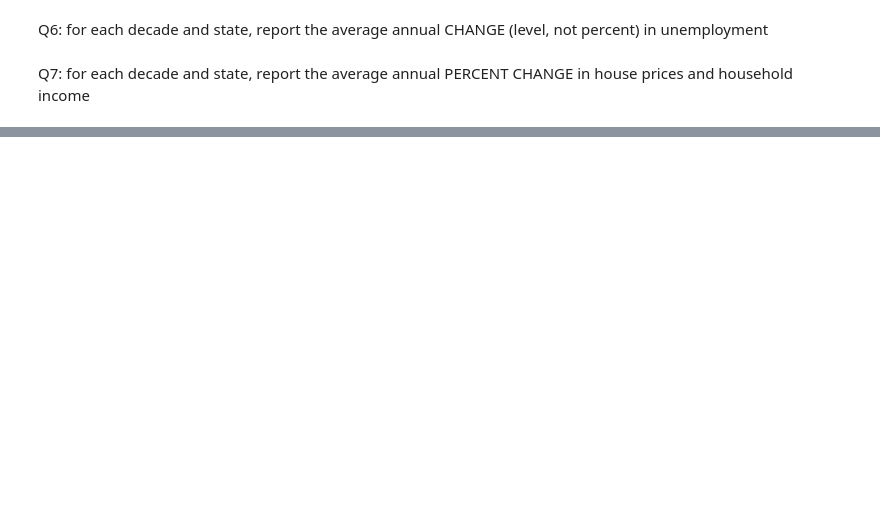
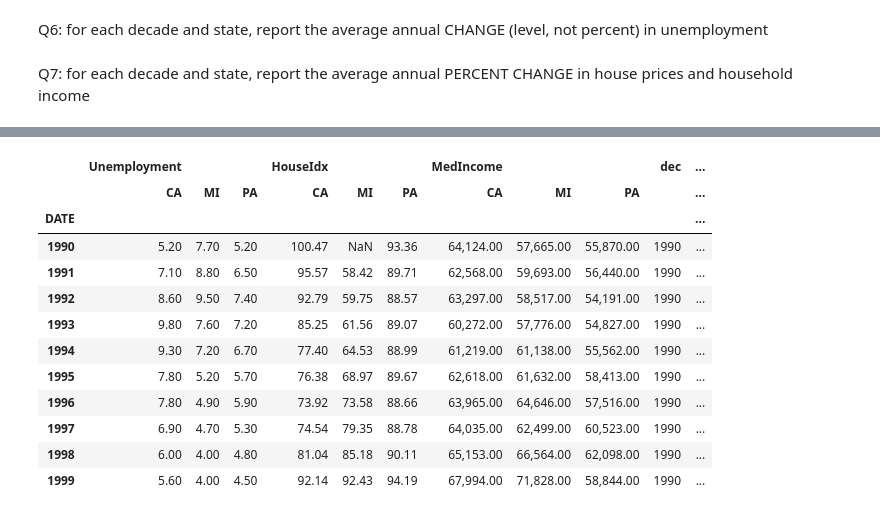
Before and after one commit to priyagb99/Class-Notes-920am, a Jupyter notebook: exercises/Pandas exercises.ipynb, the cells around one changed output, grey strips where cells are left out. Drawn from its saved outputs; the diff is of its cells as text; code cells hidden in the pictures; blank space fills up the shorter version.

Commit message:
pandas done

```diff
--- a/exercises/Pandas exercises.ipynb
+++ b/exercises/Pandas exercises.ipynb
@@ -182,0 +525,31 @@ Q7: for each decade and state, report the average annual PERCENT CHANGE in house
+# %%
+# get decade variable
+
+macro_data['dec'] = (macro_data.index//10)*10
+
+# get annual change in unemploy for each state
+
+macro_data['ca_une_diff'] = macro_data[ ('Unemployment','CA') ].diff()
+macro_data['mi_une_diff'] = macro_data[ ('Unemployment','MI') ].diff()
+macro_data['pa_une_diff'] = macro_data[ ('Unemployment','PA') ].diff()
+
+# get annual pct change in house price and income for each state
+
+macro_data['pa_house_pct'] = macro_data[ ('HouseIdx','PA') ].pct_change()*100
+macro_data['ca_house_pct'] = macro_data[ ('HouseIdx','CA') ].pct_change()*100
+macro_data['mi_house_pct'] = macro_data[ ('HouseIdx','MI') ].pct_change()*100
+
+macro_data['pa_inc_pct'] = macro_data[ ('MedIncome','PA') ].pct_change()*100
+macro_data['ca_inc_pct'] = macro_data[ ('MedIncome','CA') ].pct_change()*100
+macro_data['mi_inc_pct'] = macro_data[ ('MedIncome','MI') ].pct_change()*100
+
+# a setting to reduce decimals in pandas tables
+
+pd.set_option('display.float_format', '{:,.2f}'.format)
+
+# average our vars for each state within decade
+(
+    macro_data.groupby('dec') .mean()
+    # this is optional adjustment to the output
+    .T .tail(9)
+)
@@ -182,0 +567,16 @@ Q7: for each decade and state, report the average annual PERCENT CHANGE in house
+# %%
+macro_data.iloc[:10]
+# %% [output]
+|  | Unemployment |  |  | HouseIdx |  |  | MedIncome |  |  | dec | ... |
+|  | CA | MI | PA | CA | MI | PA | CA | MI | PA |  | ... |
+| DATE |  |  |  |  |  |  |  |  |  |  | ... |
+| 1990 | 5.20 | 7.70 | 5.20 | 100.47 | NaN | 93.36 | 64,124.00 | 57,665.00 | 55,870.00 | 1990 | ... |
+| 1991 | 7.10 | 8.80 | 6.50 | 95.57 | 58.42 | 89.71 | 62,568.00 | 59,693.00 | 56,440.00 | 1990 | ... |
+| 1992 | 8.60 | 9.50 | 7.40 | 92.79 | 59.75 | 88.57 | 63,297.00 | 58,517.00 | 54,191.00 | 1990 | ... |
+| 1993 | 9.80 | 7.60 | 7.20 | 85.25 | 61.56 | 89.07 | 60,272.00 | 57,776.00 | 54,827.00 | 1990 | ... |
+| 1994 | 9.30 | 7.20 | 6.70 | 77.40 | 64.53 | 88.99 | 61,219.00 | 61,138.00 | 55,562.00 | 1990 | ... |
+| 1995 | 7.80 | 5.20 | 5.70 | 76.38 | 68.97 | 89.67 | 62,618.00 | 61,632.00 | 58,413.00 | 1990 | ... |
+| 1996 | 7.80 | 4.90 | 5.90 | 73.92 | 73.58 | 88.66 | 63,965.00 | 64,646.00 | 57,516.00 | 1990 | ... |
+| 1997 | 6.90 | 4.70 | 5.30 | 74.54 | 79.35 | 88.78 | 64,035.00 | 62,499.00 | 60,523.00 | 1990 | ... |
+| 1998 | 6.00 | 4.00 | 4.80 | 81.04 | 85.18 | 90.11 | 65,153.00 | 66,564.00 | 62,098.00 | 1990 | ... |
+| 1999 | 5.60 | 4.00 | 4.50 | 92.14 | 92.43 | 94.19 | 67,994.00 | 71,828.00 | 58,844.00 | 1990 | ... |
```
Also changed, not shown: parts of 47 cells of this notebook, 2 other files.
